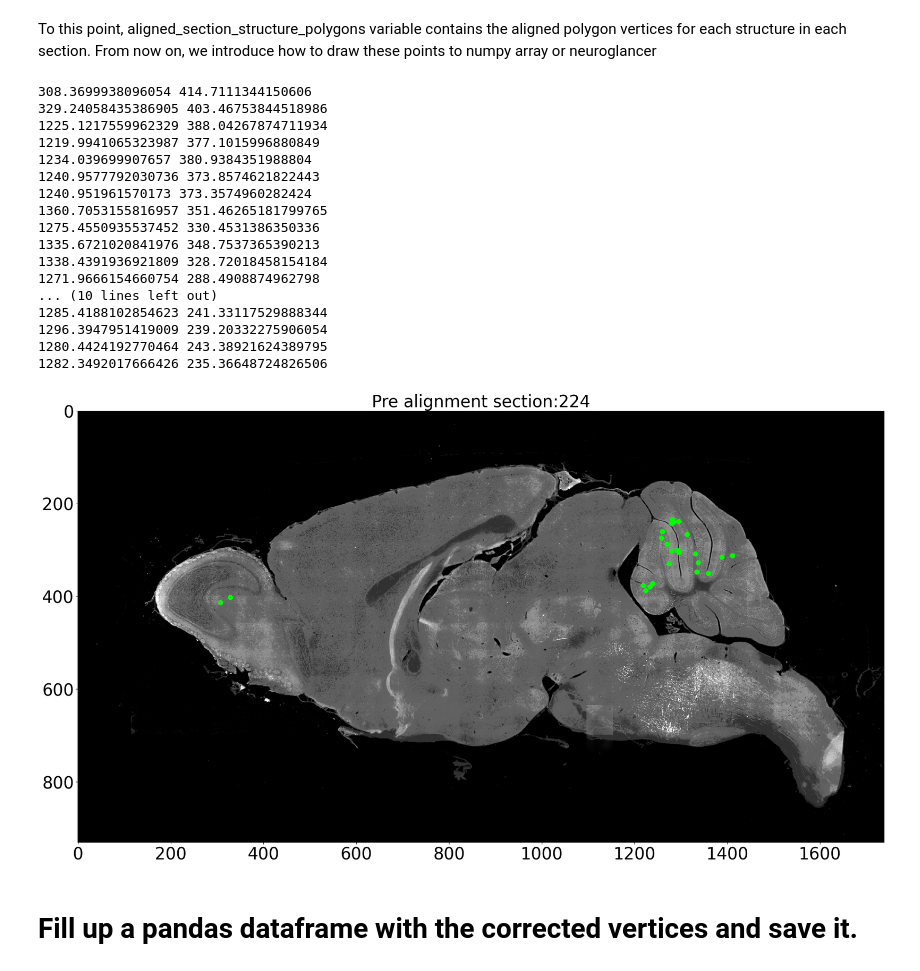
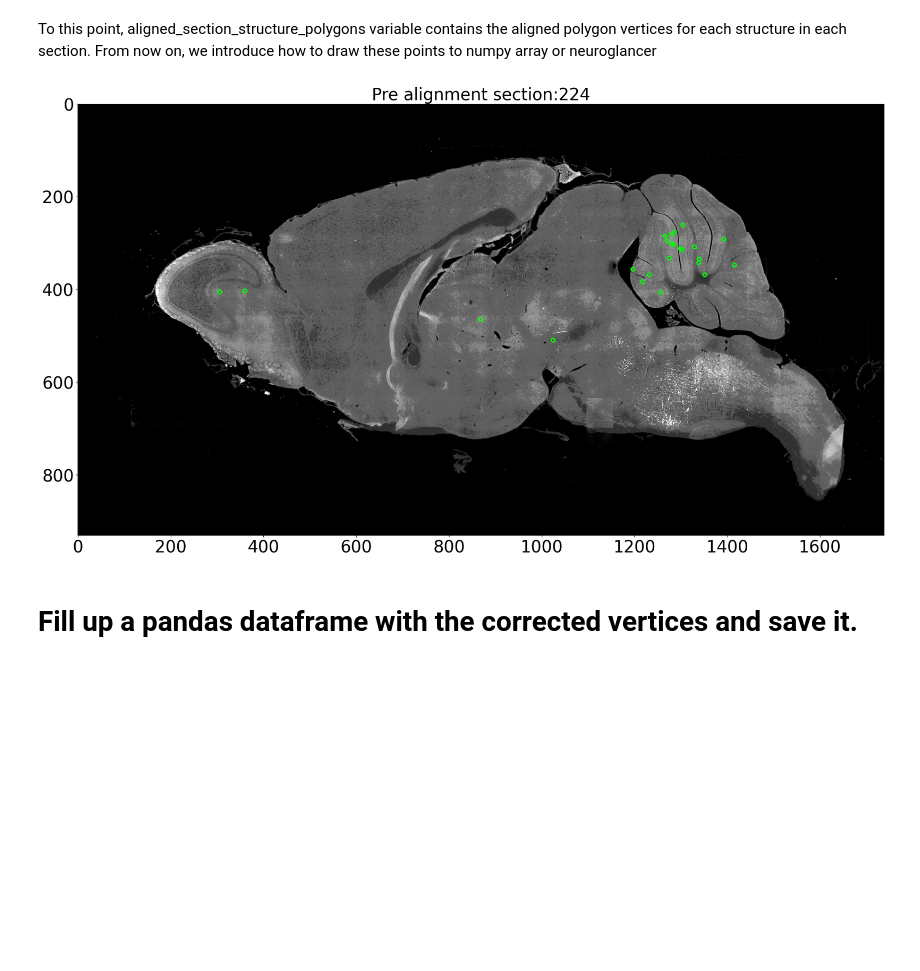
Before and after one commit to ActiveBrainAtlas2/preprocessing-pipeline, a Jupyter notebook: notebooks/Litao/reverse_rotation.ipynb, the cells around one changed output. Cells and saved outputs as stored; diff of their text form; code cells hidden in the pictures; blank space fills up the shorter version.

Commit message:
Fixed path in show points pandas

```diff
--- a/notebooks/Litao/reverse_rotation.ipynb
+++ b/notebooks/Litao/reverse_rotation.ipynb
@@ -162,19 +162,24 @@ aligned_shape = np.array((60000, 34000))
 downsampled_aligned_shape = np.round(aligned_shape / downsample_factor).astype(int)
 scales = np.array([resolution * downsample_factor, resolution * downsample_factor, 20]) * 1000
 # %%
+cshl_csvfile = 'cshl.premotor.csv'
+cshl_csvpath = os.path.join(CSV_DIR_PATH, cshl_csvfile)
+cshl_df = pd.read_csv(cshl_csvpath, names=['section','x','y'])
+cshl_df = cshl_df.loc[(cshl_df['section'] == section)]
+
 #Convert to Cartesian:
 #cartesianx = screenx - xm / 2;
 #cartesiany = -screeny + ym / 2;
-cshl_df['xc'] = cshl_df['x'] - xm
-cshl_df['yc'] = -1 * cshl_df['y'] + ym
+#cshl_df['xc'] = cshl_df['x'] - xm
+#cshl_df['yc'] = -1 * cshl_df['y'] + ym
 # rotate 270  point A(x,y) becomes A'(y,-x).
-cshl_df['xcr'] = cshl_df['yc']
-cshl_df['ycr'] = -1 * cshl_df['xc']
+#cshl_df['xcr'] = cshl_df['yc']
+#cshl_df['ycr'] = -1 * cshl_df['xc']
 #Convert to Screen:
 #screenx = cartesianx + xm / 2;
 #screeny = -cartesiany + ym / 2;
-cshl_df['xcrs'] = cshl_df['xcr'] + ym
-cshl_df['ycrs'] = -1 * cshl_df['ycr'] + xm
+#cshl_df['xcrs'] = cshl_df['xcr'] + ym
+#cshl_df['ycrs'] = -1 * cshl_df['ycr'] + xm
 dk_csvfile = 'dklabs.premotor.csv'
 dk_csvpath = os.path.join(CSV_DIR_PATH, dk_csvfile)
 dk_df = pd.read_csv(dk_csvpath, usecols=['Layer', 'x', 'y', 'section'])
@@ -351,44 +335,27 @@ unpad = lambda x: x[:, :-1]
 # %%
 file_name = f'{str(section).zfill(3)}.tif'
 PATH = '/net/birdstore/Active_Atlas_Data/data_root/pipeline_data/DK55/preps/CH3'
 outpath = os.path.join(PATH, '224.unaligned.out.tif')
-filepath = os.path.join(PATH, '224.norm.tif')
+filepath = os.path.join(PATH, '224.rotated.tif')
 img = cv2.imread(filepath)
-radius = 3
+radius = 4
 color = (0,255,0)
 for index, row in cshl_df.iterrows():
-    x = row['yp'] / 32
-    y = row['xp'] / 32
-    print(x,y)
-    cv2.circle(img, (int(x), int(y)), radius, color, 4)
+    x = row['x'] / 32
+    y = row['y'] / 32
+    #print(x,y)
+    cv2.circle(img, (int(x), int(y)), radius, color, 2)
 #cv2.circle(img, (int(x/32), int(y/32)), radius, color, 4)
 
 #cv2.imwrite(outpath, img)
 fig=plt.figure(figsize=(26,18), dpi= 100, facecolor='w', edgecolor='k')
 plt.imshow(img, cmap="gray")
 plt.title('Pre alignment section:{}'.format(section), fontsize=30)
 plt.tick_params(axis='x', labelsize=30)
 plt.tick_params(axis='y', labelsize=30)
 plt.show()
 # %% [output]
-308.3699938096054 414.7111344150606
-329.24058435386905 403.46753844518986
-1225.1217559962329 388.04267874711934
-1219.9941065323987 377.1015996880849
-1234.039699907657 380.9384351988804
-1240.9577792030736 373.8574621822443
-1240.951961570173 373.3574960282424
-1360.7053155816957 351.46265181799765
-1275.4550935537452 330.4531386350336
-1335.6721020841976 348.7537365390213
-1338.4391936921809 328.72018458154184
-1271.9666154660754 288.4908874962798
-... (10 lines left out)
-1285.4188102854623 241.33117529888344
-1296.3947951419009 239.20332275906054
-1280.4424192770464 243.38921624389795
-1282.3492017666426 235.36648724826506
-[figure, old version]
+[figure, new version]
 # %%
 #162, 185, 210
 file_name = f'{str(section).zfill(3)}.tif'
```
Also changed, not shown: parts of 4 cells of this notebook, 2 other files.
